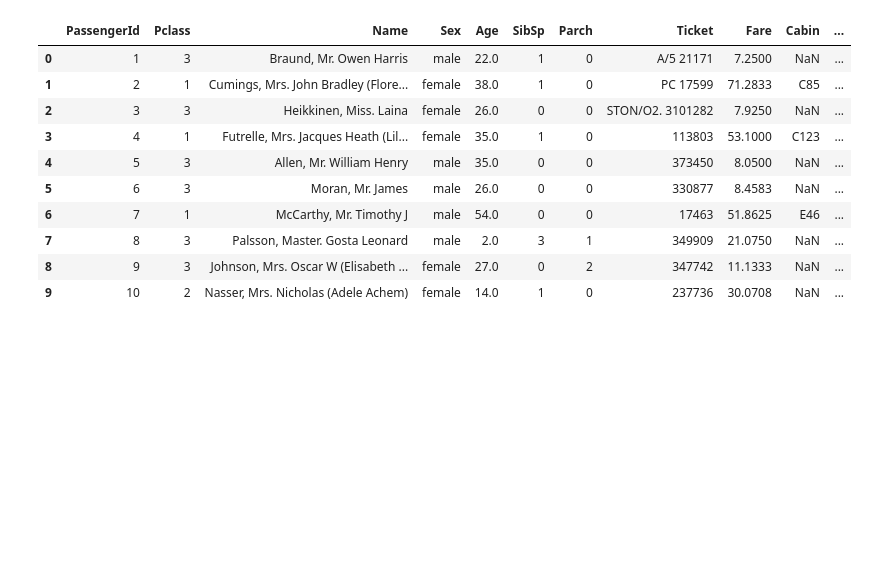
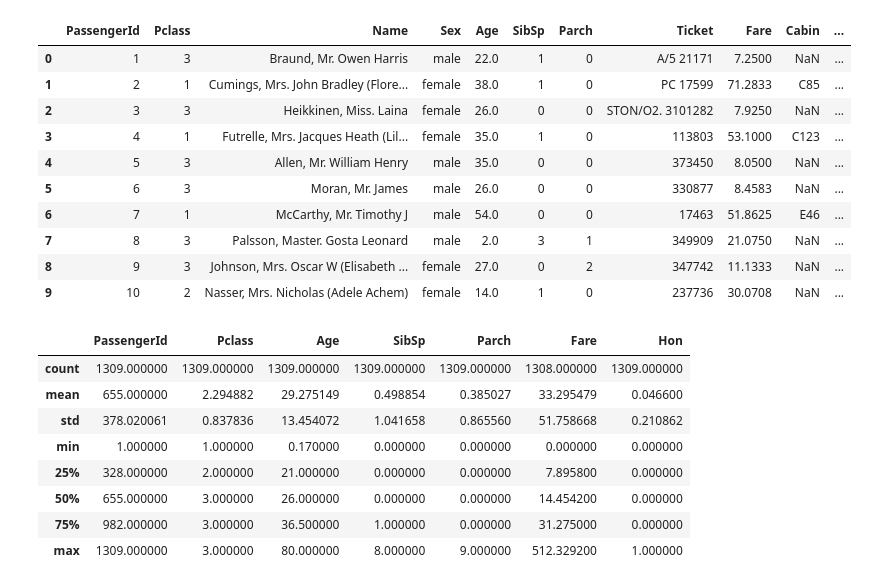
Before and after one commit to BaylorRae/kaggle-titanic, a Jupyter notebook: eda.ipynb, the cells around one changed output. Cells and saved outputs as stored; diff of their text form; code cells hidden in the pictures; blank space fills up the shorter version.

```diff
--- a/eda.ipynb
+++ b/eda.ipynb
@@ -154,3 +198,19 @@ allData.head(10)
 | 7 | 8 | 3 | Palsson, Master. Gosta Leonard | male | 2.0 | 3 | 1 | 349909 | 21.0750 | NaN | ... |
 | 8 | 9 | 3 | Johnson, Mrs. Oscar W (Elisabeth ... | female | 27.0 | 0 | 2 | 347742 | 11.1333 | NaN | ... |
 | 9 | 10 | 2 | Nasser, Mrs. Nicholas (Adele Achem) | female | 14.0 | 1 | 0 | 237736 | 30.0708 | NaN | ... |
+# %%
+# Encode Honorifics into scalar values
+allData['Hon'] = pd.get_dummies(allData['Hon'])
+# %%
+# Now that they're scalar value, we can use describe() to check the count
+allData.describe()
+# %% [output]
+|  | PassengerId | Pclass | Age | SibSp | Parch | Fare | Hon |
+| count | 1309.000000 | 1309.000000 | 1309.000000 | 1309.000000 | 1309.000000 | 1308.000000 | 1309.000000 |
+| mean | 655.000000 | 2.294882 | 29.275149 | 0.498854 | 0.385027 | 33.295479 | 0.046600 |
+| std | 378.020061 | 0.837836 | 13.454072 | 1.041658 | 0.865560 | 51.758668 | 0.210862 |
+| min | 1.000000 | 1.000000 | 0.170000 | 0.000000 | 0.000000 | 0.000000 | 0.000000 |
+| 25% | 328.000000 | 2.000000 | 21.000000 | 0.000000 | 0.000000 | 7.895800 | 0.000000 |
+| 50% | 655.000000 | 3.000000 | 26.000000 | 0.000000 | 0.000000 | 14.454200 | 0.000000 |
+| 75% | 982.000000 | 3.000000 | 36.500000 | 1.000000 | 0.000000 | 31.275000 | 0.000000 |
+| max | 1309.000000 | 3.000000 | 80.000000 | 8.000000 | 9.000000 | 512.329200 | 1.000000 |
```
Also changed, not shown: parts of 10 cells of this notebook, 1 other file.
